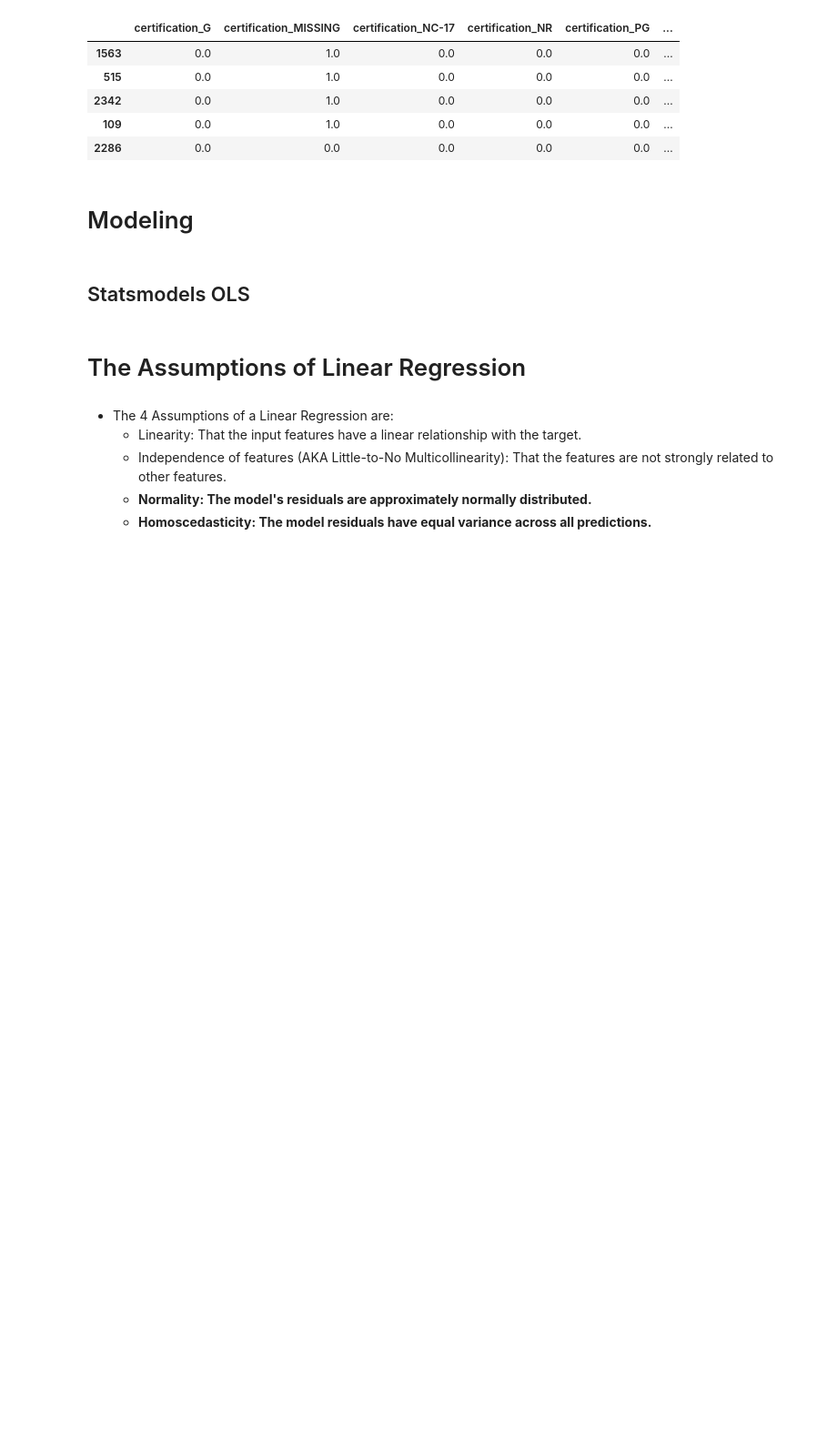
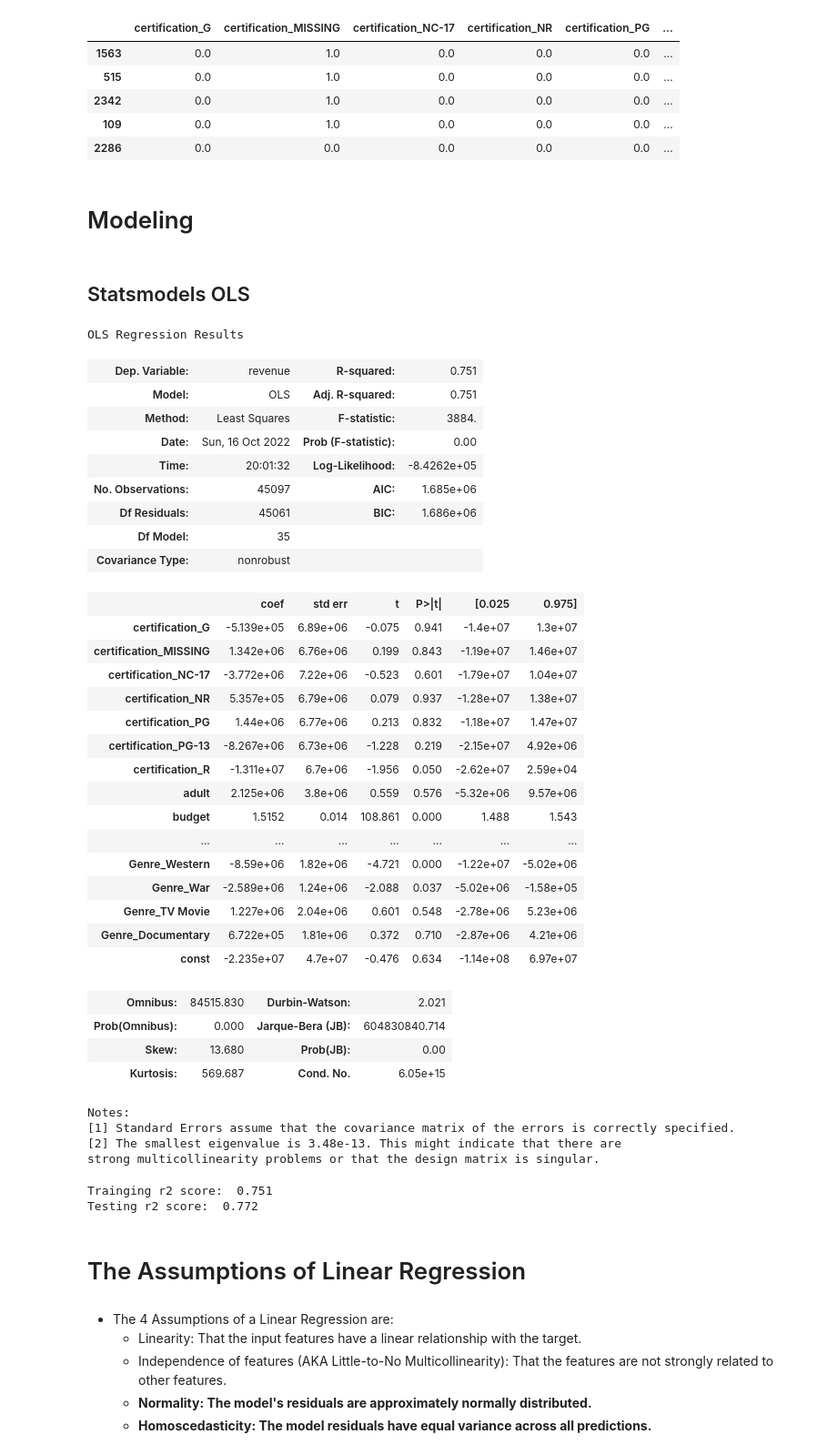
Before and after one commit to QianFu520/data-enrichment-linear-regression-with-movies, a Jupyter notebook: PreClass-Pt1-Linear-Regression-with-Movies.ipynb, the cells around one changed output. Shown at 91% size. Saved outputs shown, nothing was run; the diff lists cells and outputs as text; code cells hidden in the pictures; blank space fills up the shorter version.

```diff
--- a/PreClass-Pt1-Linear-Regression-with-Movies.ipynb
+++ b/PreClass-Pt1-Linear-Regression-with-Movies.ipynb
@@ -562,13 +562,55 @@ X_train_tf.head()
 ## Statsmodels OLS
 # %%
 ## instantiate an OLS model WITH the training data.
-
+model = sm.OLS(y_train, X_train_tf)
 ## Fit the model and view the summary
+result = model.fit()
+result.summary()
+# %% [output]
+OLS Regression Results
+| Dep. Variable: | revenue | R-squared: | 0.751 |
+| Model: | OLS | Adj. R-squared: | 0.751 |
+| Method: | Least Squares | F-statistic: | 3884. |
+| Date: | Sun, 16 Oct 2022 | Prob (F-statistic): | 0.00 |
+| Time: | 20:01:32 | Log-Likelihood: | -8.4262e+05 |
+| No. Observations: | 45097 | AIC: | 1.685e+06 |
+| Df Residuals: | 45061 | BIC: | 1.686e+06 |
+| Df Model: | 35 |  |  |
+| Covariance Type: | nonrobust |  |  |
+|  | coef | std err | t | P>|t| | [0.025 | 0.975] |
+| certification_G | -5.139e+05 | 6.89e+06 | -0.075 | 0.941 | -1.4e+07 | 1.3e+07 |
+| certification_MISSING | 1.342e+06 | 6.76e+06 | 0.199 | 0.843 | -1.19e+07 | 1.46e+07 |
+| certification_NC-17 | -3.772e+06 | 7.22e+06 | -0.523 | 0.601 | -1.79e+07 | 1.04e+07 |
+| certification_NR | 5.357e+05 | 6.79e+06 | 0.079 | 0.937 | -1.28e+07 | 1.38e+07 |
+| certification_PG | 1.44e+06 | 6.77e+06 | 0.213 | 0.832 | -1.18e+07 | 1.47e+07 |
+| certification_PG-13 | -8.267e+06 | 6.73e+06 | -1.228 | 0.219 | -2.15e+07 | 4.92e+06 |
+| certification_R | -1.311e+07 | 6.7e+06 | -1.956 | 0.050 | -2.62e+07 | 2.59e+04 |
+| adult | 2.125e+06 | 3.8e+06 | 0.559 | 0.576 | -5.32e+06 | 9.57e+06 |
+| budget | 1.5152 | 0.014 | 108.861 | 0.000 | 1.488 | 1.543 |
+| ... | ... | ... | ... | ... | ... | ... |
+| Genre_Western | -8.59e+06 | 1.82e+06 | -4.721 | 0.000 | -1.22e+07 | -5.02e+06 |
+| Genre_War | -2.589e+06 | 1.24e+06 | -2.088 | 0.037 | -5.02e+06 | -1.58e+05 |
+| Genre_TV Movie | 1.227e+06 | 2.04e+06 | 0.601 | 0.548 | -2.78e+06 | 5.23e+06 |
+| Genre_Documentary | 6.722e+05 | 1.81e+06 | 0.372 | 0.710 | -2.87e+06 | 4.21e+06 |
+| const | -2.235e+07 | 4.7e+07 | -0.476 | 0.634 | -1.14e+08 | 6.97e+07 |
+| Omnibus: | 84515.830 | Durbin-Watson: | 2.021 |
+| Prob(Omnibus): | 0.000 | Jarque-Bera (JB): | 604830840.714 |
+| Skew: | 13.680 | Prob(JB): | 0.00 |
+| Kurtosis: | 569.687 | Cond. No. | 6.05e+15 |
+Notes:
+[1] Standard Errors assume that the covariance matrix of the errors is correctly specified.
+[2] The smallest eigenvalue is 3.48e-13. This might indicate that there are
+strong multicollinearity problems or that the design matrix is singular.
 # %%
 ## Get train data performance from skearn to confirm matches OLS
-
-
+y_predic_train = result.predict(X_train_tf)
+print(f'Trainging r2 score: {r2_score(y_train, y_predic_train): .3f}')
 ## Get test data performance
+y_predic_test = result.predict(X_test_tf)
+print(f'Testing r2 score: {r2_score(y_test, y_predic_test): .3f}')
+# %% [output]
+Trainging r2 score:  0.751
+Testing r2 score:  0.772
 # %% [markdown]
 # The Assumptions of Linear Regression
 # %% [markdown]
```
Also changed, not shown: parts of 2 cells of this notebook, 3 other files.
